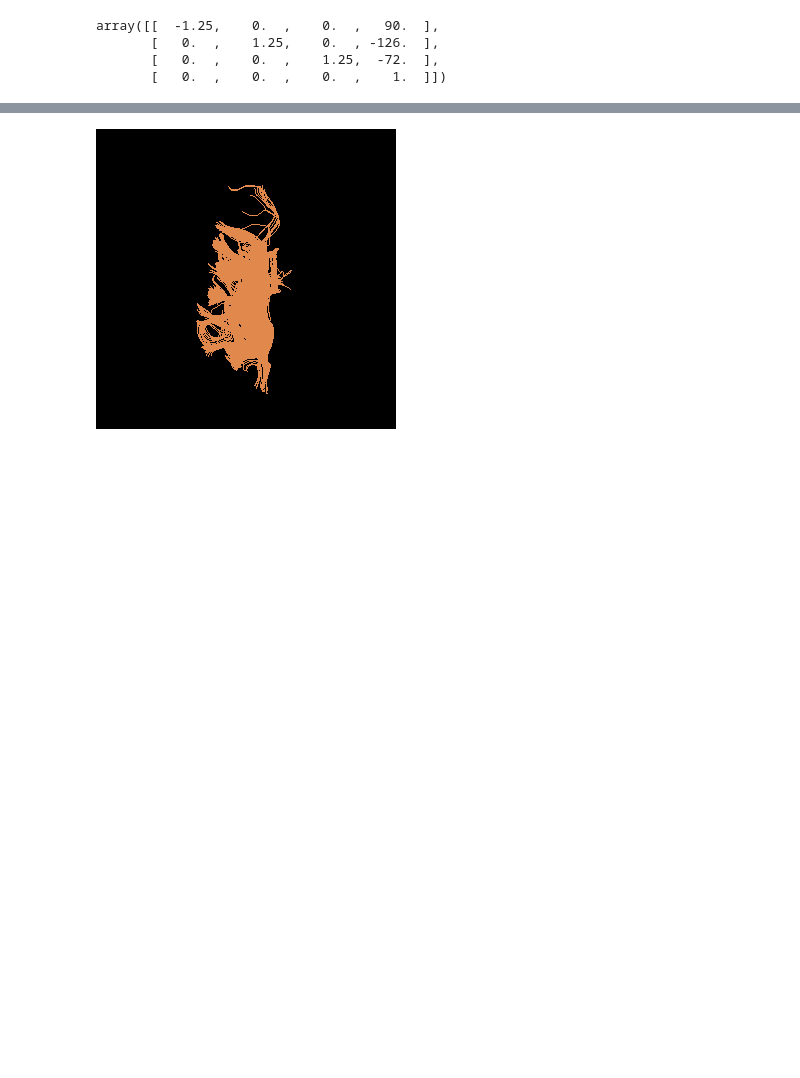
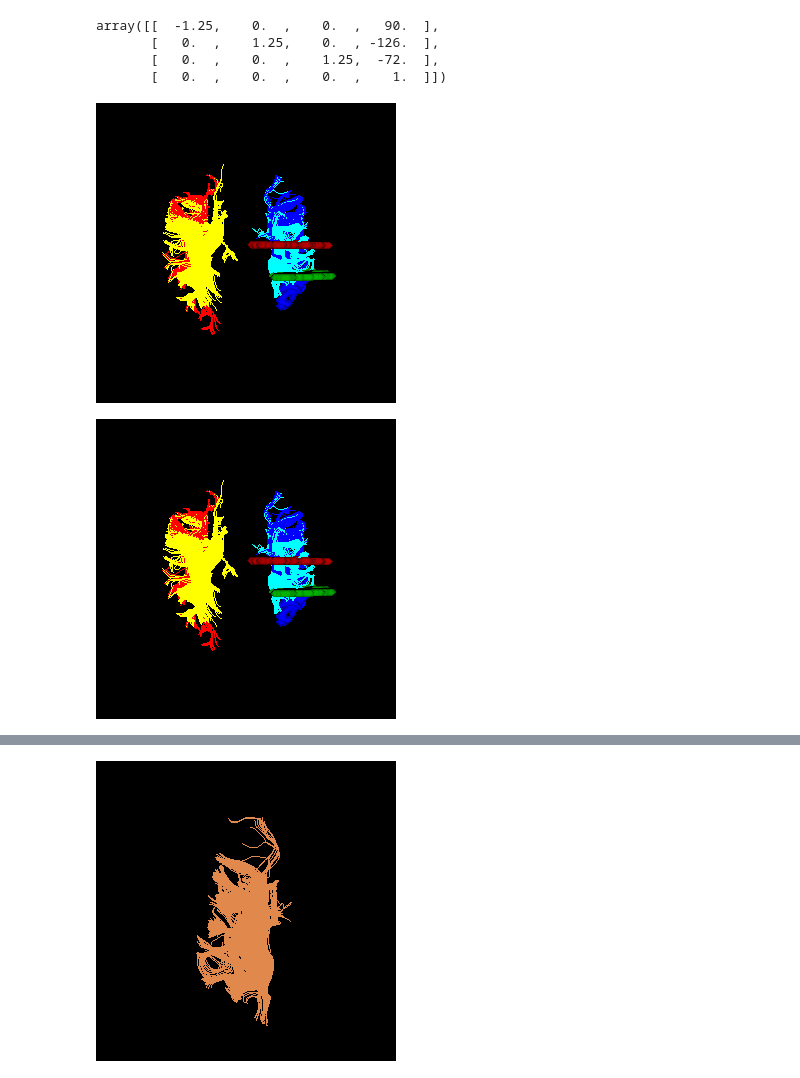
Before and after one commit to yeatmanlab/pyAFQ, a Jupyter notebook: doc/notebooks/afq-hcp-data.ipynb, the cells around one changed output, grey strips where cells are left out. Drawn from its saved outputs; the diff is of its cells as text; code cells hidden in the pictures; blank space fills up the shorter version.

Commit message:
First pass at full interactive visualization.

```diff
--- a/doc/notebooks/afq-hcp-data.ipynb
+++ b/doc/notebooks/afq-hcp-data.ipynb
@@ -54,7 +54,7 @@ reg_template = dpd.read_mni_template()
 Data size is approximately 70MB
 Dataset is already in place. If you want to fetch it again please first remove the folder /Users/arokem/.dipy/mni_template
 # %%
-b0 = nib.load(myafq.b0[0]).get_data()
+b0 = nib.load(myafq.dti_fa[0]).get_data()
 # %%
 myafq.dwi_affine[0]
 # %% [output]
@@ -63,20 +63,24 @@ array([[  -1.25,    0.  ,    0.  ,   90.  ],
        [   0.  ,    0.  ,    1.25,  -72.  ],
        [   0.  ,    0.  ,    0.  ,    1.  ]])
 # %%
-# ren = afv.visualize_bundles(myafq.clean_bundles[0], affine_or_mapping=myafq.dwi_affine[0],
-#                             bundle=myafq.bundle_dict['ARC_L']['uid'], interact=False, inline=False, color=(0, 0, 1))
-# ren = afv.visualize_bundles(myafq.clean_bundles[0], affine_or_mapping=myafq.dwi_affine[0],
-#                             bundle=myafq.bundle_dict['ARC_R']['uid'], interact=False, inline=False, color=(1, 0, 0), ren=ren)
-# ren = afv.visualize_bundles(myafq.clean_bundles[0], affine_or_mapping=myafq.dwi_affine[0],
-#                             bundle=myafq.bundle_dict['SLF_R']['uid'], interact=False, inline=False, color=(1, 1, 0), ren=ren)
-# ren = afv.visualize_bundles(myafq.clean_bundles[0], affine_or_mapping=myafq.dwi_affine[0],
-#                             bundle=myafq.bundle_dict['SLF_L']['uid'], interact=False, inline=False, color=(0, 1, 1), ren=ren)
-# ren = afv.visualize_roi(myafq.bundle_dict['SLF_L']['ROIs'][0], myafq.mapping[0], reg_template=reg_template, static_img=myafq.data_frame.dwi_file[0],
-#                         inline=False, interact=False, color=(1, 0, 0), ren=ren)
-# ren = afv.visualize_roi(myafq.bundle_dict['SLF_L']['ROIs'][1], myafq.mapping[0], reg_template=reg_template, static_img=myafq.data_frame.dwi_file[0],
-#                         inline=False, interact=False, color=(0, 1, 0), ren=ren)
-# ren = afv.visualize_roi(myafq.bundle_dict['SLF_L']['ROIs'][2], myafq.mapping[0], reg_template=reg_template, static_img=myafq.data_frame.dwi_file[0],
-#                         interact=True, color=(0, 0, 1), ren=ren)
+ren = afv.visualize_bundles(myafq.clean_bundles[0], affine_or_mapping=myafq.dwi_affine[0],
+                            bundle=myafq.bundle_dict['ARC_L']['uid'], interact=False, inline=False, color=(0, 0, 1))
+ren = afv.visualize_bundles(myafq.clean_bundles[0], affine_or_mapping=myafq.dwi_affine[0],
+                            bundle=myafq.bundle_dict['ARC_R']['uid'], interact=False, inline=False, color=(1, 0, 0), ren=ren)
+ren = afv.visualize_bundles(myafq.clean_bundles[0], affine_or_mapping=myafq.dwi_affine[0],
+                            bundle=myafq.bundle_dict['SLF_R']['uid'], interact=False, inline=False, color=(1, 1, 0), ren=ren)
+ren = afv.visualize_bundles(myafq.clean_bundles[0], affine_or_mapping=myafq.dwi_affine[0],
+                            bundle=myafq.bundle_dict['SLF_L']['uid'], interact=False, inline=False, color=(0, 1, 1), ren=ren)
+ren = afv.visualize_roi(myafq.bundle_dict['SLF_L']['ROIs'][0], myafq.mapping[0], reg_template=reg_template, static_img=myafq.data_frame.dwi_file[0],
+                        inline=False, interact=False, color=(1, 0, 0), ren=ren)
+ren = afv.visualize_roi(myafq.bundle_dict['SLF_L']['ROIs'][1], myafq.mapping[0], reg_template=reg_template, static_img=myafq.data_frame.dwi_file[0],
+                        inline=False, interact=False, color=(0, 1, 0), ren=ren)
+ren = afv.visualize_roi(myafq.bundle_dict['SLF_L']['ROIs'][2], myafq.mapping[0], reg_template=reg_template, static_img=myafq.data_frame.dwi_file[0],
+                        interact=False, color=(0, 0, 1), ren=ren)
+ren = afv.visualize_volume(b0, inline=False, interact=True, ren=ren)
+# %% [output]
+[figure, added]
+[figure, added]
 # %%
 ren = afv.visualize_bundles(myafq.bundles[0], affine_or_mapping=myafq.dwi_affine[0],
                             bundle=myafq.bundle_dict['CST_L']['uid'], interact=False, inline=False, color=(0, 0, 1))
```
Also changed, not shown: parts of 2 cells of this notebook, 1 other file.
